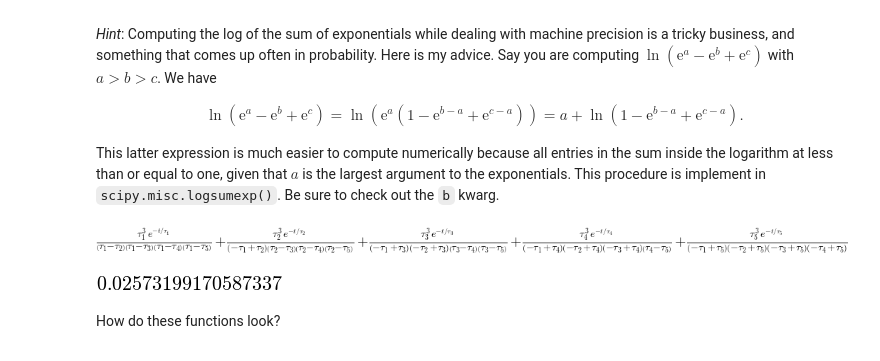
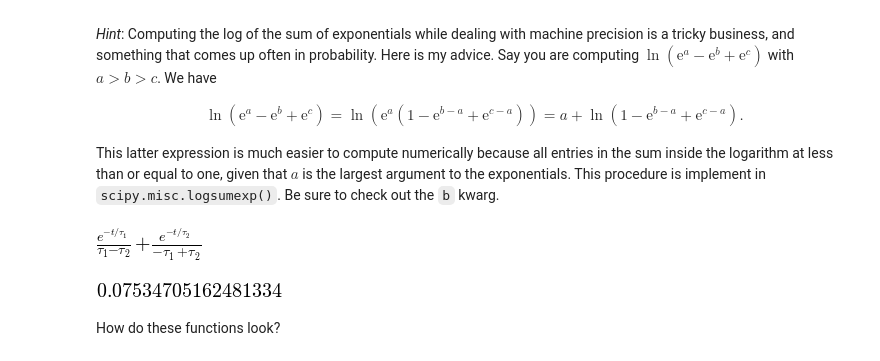
Before and after one commit to yangkky/BeBi-HW, a Jupyter notebook: hw6/group7_hw6_prob1.ipynb, the cells around one changed output. Saved outputs shown, nothing was run; the diff lists cells and outputs as text; code cells hidden in the pictures.

```diff
--- a/hw6/group7_hw6_prob1.ipynb
+++ b/hw6/group7_hw6_prob1.ipynb
@@ -164,23 +170,23 @@ def p_catastrophe(m=3):
 # %%
 taus = sympy.symbols('tau:6')[1:]
 p = []
 p_func = []
 for i in range(6):
     p.append(p_catastrophe(i))
 
     arg_list = [t]
     [arg_list.append(taus[j]) for j in range(i)]
     p_func.append(sympy.lambdify(arg_list, p[i]))
 
-p[5]
+p[2]
 # %% [output]
-[figure, old version]
+[figure, new version]
 # %%
 # p_func[m]() is the probability function for m.
 # It is called by p_func[m](t, tau_1, tau_2, ..., tau_m) e.g.
-p_func[5](5, 1, 2, 3, 4, 5)
+p_func[2](5, 2,1)
 # %% [output]
-[figure, old version]
+[figure, new version]
 # %% [markdown]
 How do these functions look?
 # %%
```
Also changed, not shown: parts of 24 cells of this notebook.
